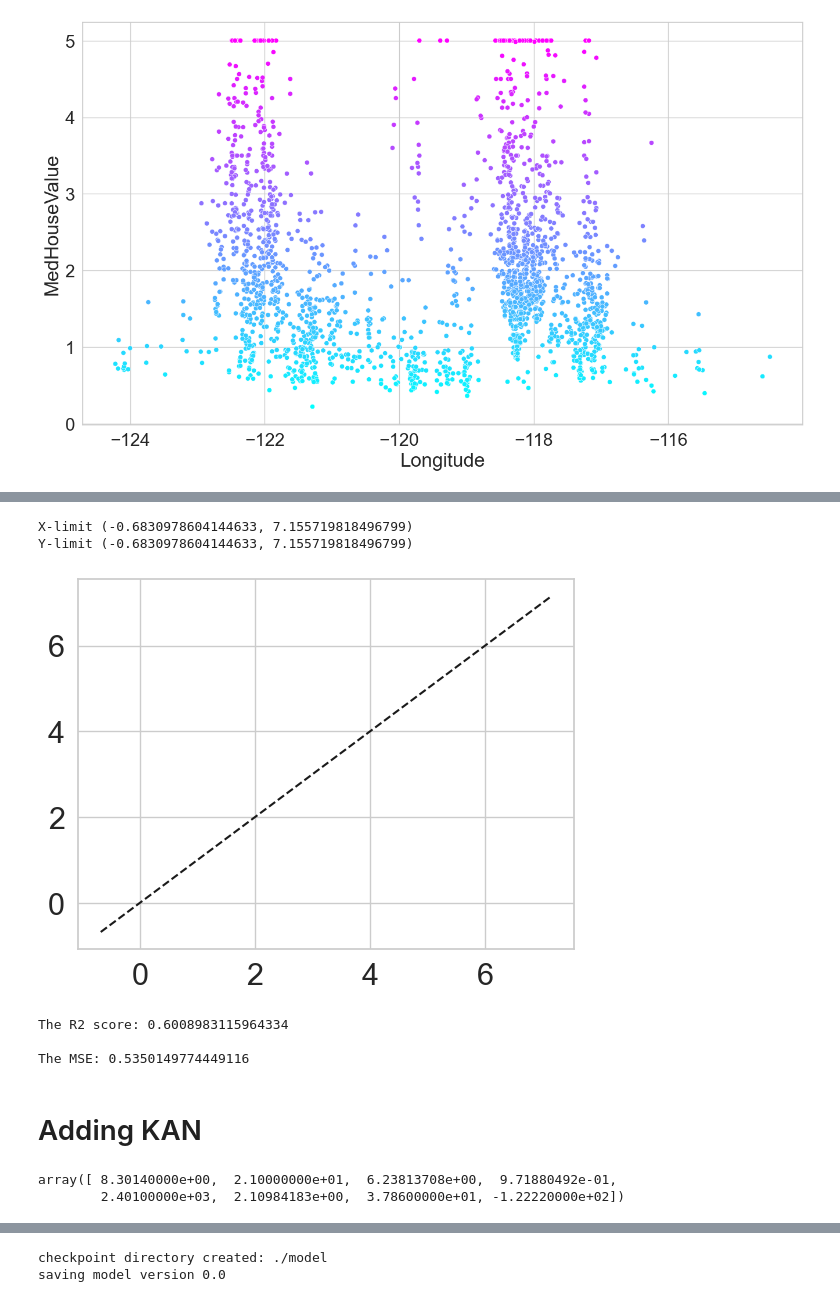
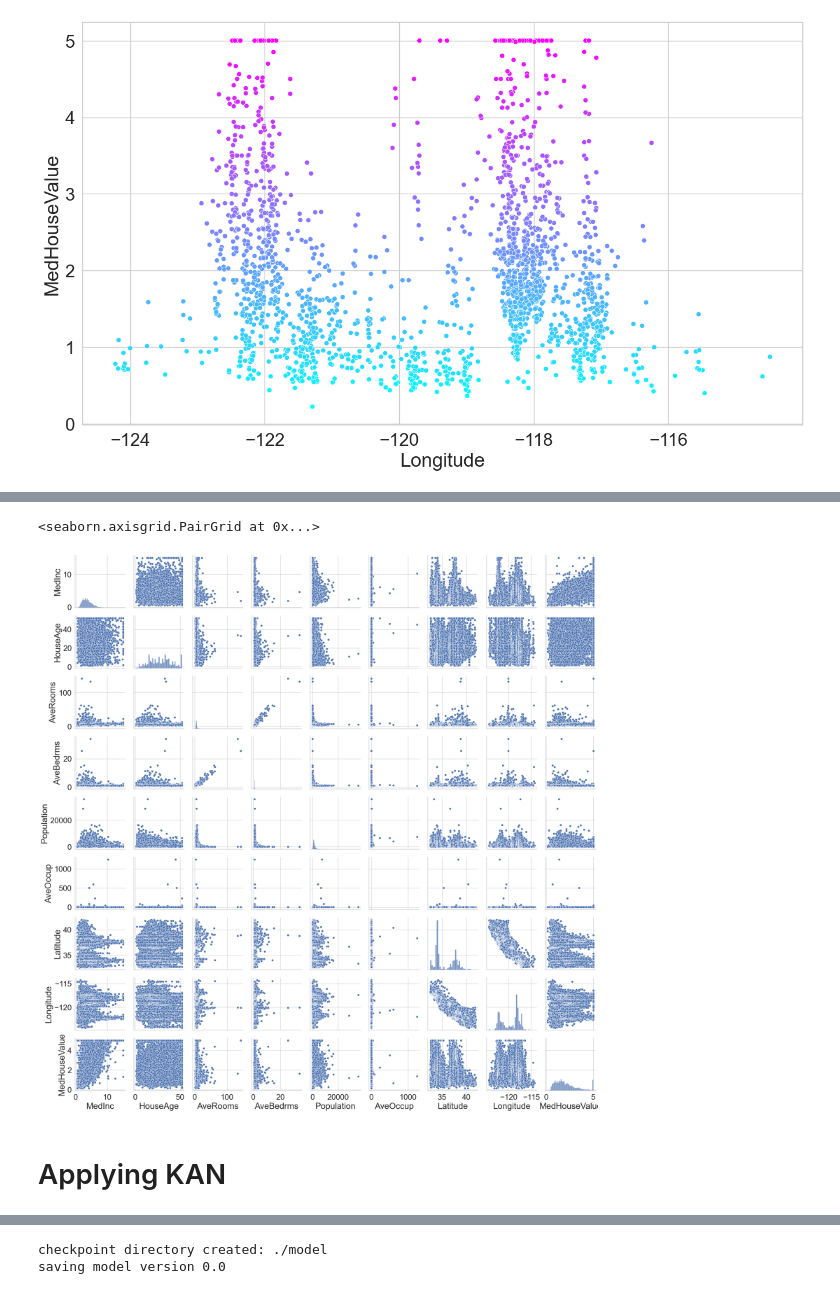
Before and after one commit to Gavr101/KAN_es, a Jupyter notebook: Housing_tasks/california-housing-dataset.ipynb, the cells around one changed output, grey strips where cells are left out. Saved outputs shown, nothing was run; the diff lists cells and outputs as text; code cells hidden in the pictures.

```diff
--- a/Housing_tasks/california-housing-dataset.ipynb
+++ b/Housing_tasks/california-housing-dataset.ipynb
@@ -171,26 +101,10 @@ axes = sns.scatterplot(data=df, x='Expected', y='Predicted',
-# %%
-start = min(expected.min(), predicted.min())
-end = max(expected.max(), predicted.max())
-
-print(f'X-limit {axes.set_xlim(start, end)}')
-print(f'Y-limit {axes.set_ylim(start, end)}')
-# %% [output]
-X-limit (-0.6830978604144633, 7.155719818496799)
-Y-limit (-0.6830978604144633, 7.155719818496799)
-# %%
-line = plt.plot([start, end], [start, end], 'k--')
-# %% [output]
-[figure, removed]
-# %%
-from sklearn import metrics
-print(f'The R2 score: {metrics.r2_score(expected, predicted)}\n')
-print(f'The MSE: {metrics.mean_squared_error(expected, predicted)}')
-# %% [output]
-The R2 score: 0.6008983115964334
-
-The MSE: 0.5350149774449116
+# %%
+sns.pairplot(california_df)
+# %% [output]
+<seaborn.axisgrid.PairGrid at 0x...>
+[figure, added]
 # %% [markdown]
-# Adding KAN
+# Applying KAN
 # %%
 import os
 import sys
@@ -203,5 +120,0 @@ from KAN_sourse import KANRegressor
-# %%
-california.data[1]
-# %% [output]
-array([ 8.30140000e+00,  2.10000000e+01,  6.23813708e+00,  9.71880492e-01,
-        2.40100000e+03,  2.10984183e+00,  3.78600000e+01, -1.22220000e+02])
```
Also changed, not shown: parts of 21 cells of this notebook, 4 other files.
